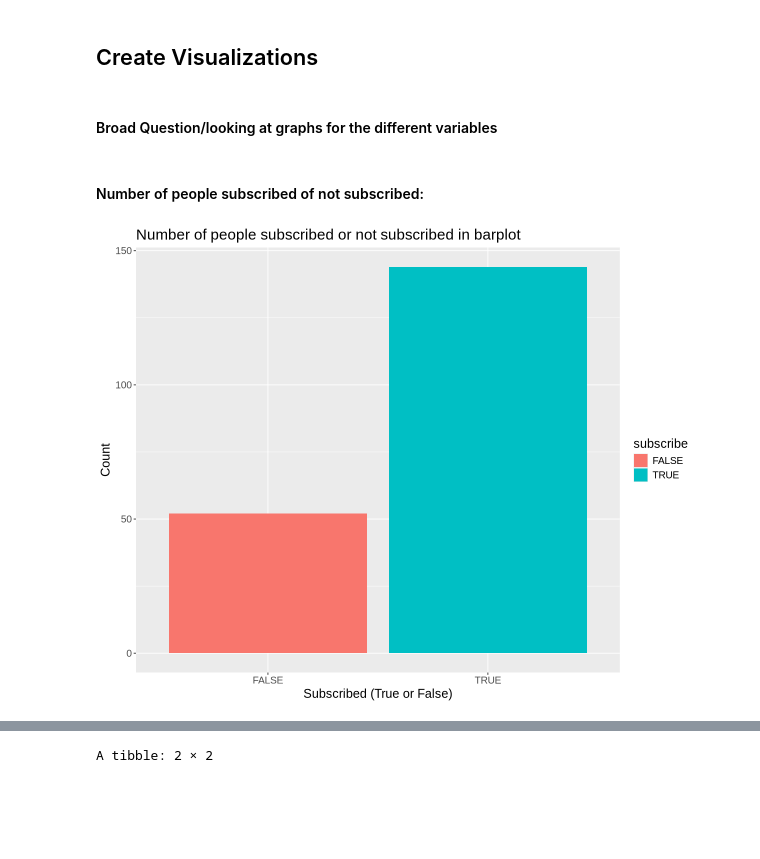
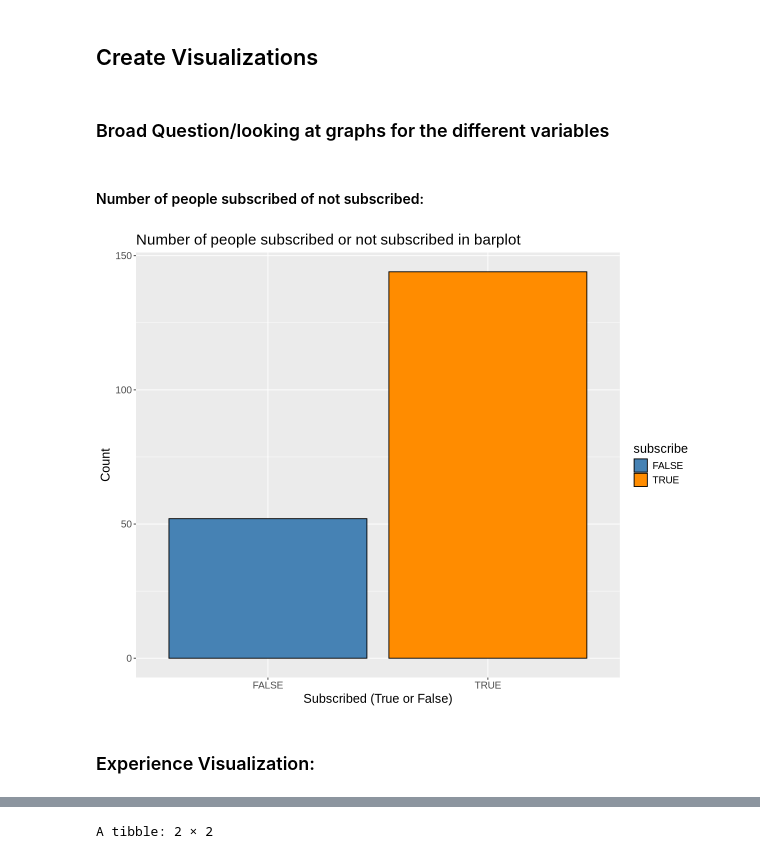
Before and after one commit to SimranHeir/DSCI-100-Project-Planning-Stage-Individual-Simran-Heir, a Jupyter notebook: Project Planning Individual Stage Notebook - Simran Heir.ipynb, the cells around one changed output, grey strips where cells are left out. Cells and saved outputs as stored; diff of their text form; code cells hidden in the pictures; blank space fills up the shorter version.

```diff
--- a/Project Planning Individual Stage Notebook - Simran Heir.ipynb
+++ b/Project Planning Individual Stage Notebook - Simran Heir.ipynb
@@ -291,19 +313,24 @@ A tibble: 1 × 2
 ## Create Visualizations
 # %% [markdown]
 
-#### Broad Question/looking at graphs for the different variables
+### Broad Question/looking at graphs for the different variables
 # %% [markdown]
 
 #### Number of people subscribed of not subscribed:
 # %%
+#Creating a graph for number of subscribed vs not subscribed
 subscribe_graph <- player_data_wrangled |>
     ggplot (aes (x= subscribe, fill = subscribe)) +
-    geom_bar () +
+    geom_bar (color = "black") +
     xlab ("Subscribed (True or False)") +
     ylab ("Count") +
     ggtitle ("Number of people subscribed or not subscribed in barplot") +
+    scale_fill_manual(values = c("steelblue", "darkorange")) +
     theme (text = element_text (size = 15))
     options (repr.plot.width = 10, repr.plot.height = 8)
 subscribe_graph
 # %% [output]
-[figure, old version]
+[figure, new version]
+# %% [markdown]
+
+### Experience Visualization:
```
Also changed, not shown: parts of 35 cells of this notebook.
